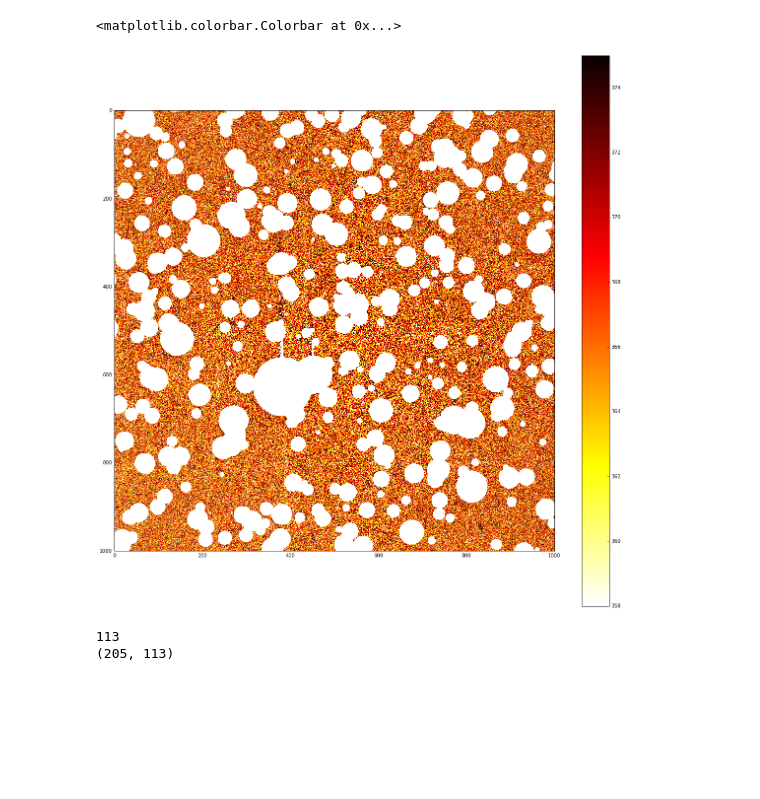
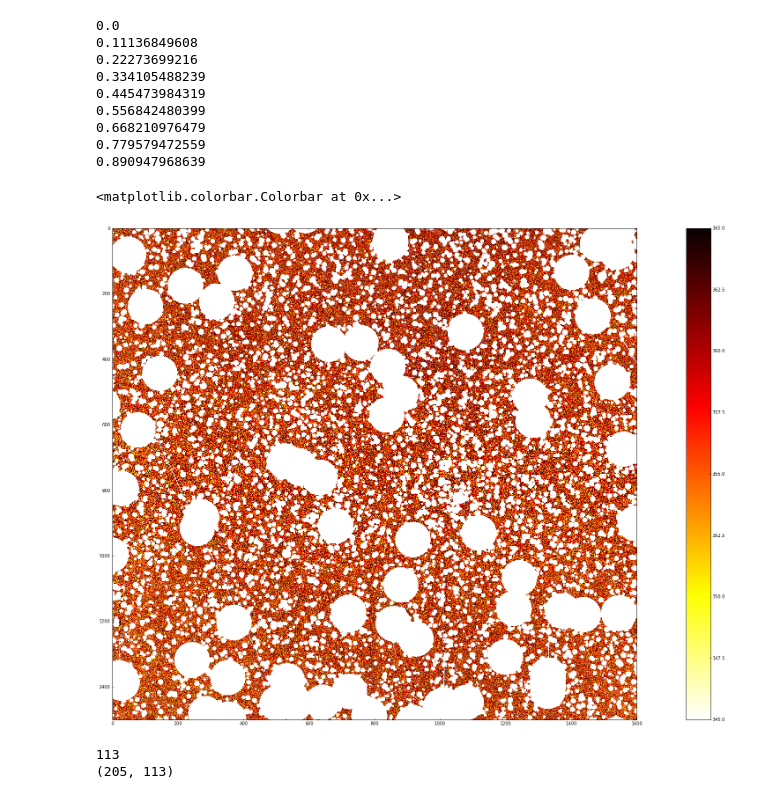
Before and after one commit to abrahamneben/21cmIRxcor, a Jupyter notebook: better_fg_masking_with_opt_pspec/brightness_dependent_masking_and_opt_pspec_estimation.ipynb, the cells around one changed output. Cells and saved outputs as stored; diff of their text form; code cells hidden in the pictures; blank space fills up the shorter version.

Commit message:
better plots with all 4 frames

```diff
--- a/better_fg_masking_with_opt_pspec/brightness_dependent_masking_and_opt_pspec_estimation.ipynb
+++ b/better_fg_masking_with_opt_pspec/brightness_dependent_masking_and_opt_pspec_estimation.ipynb
@@ -45,7 +45,8 @@ ell_Cell_ciber[:,1] *= convert_to_kJy_per_sr
 # '02a57694o0301I 02a57694o0305I 02a57694o0309I 02a57694o0321I 02a57694o0325I 02a57694o0329I 02a57694o0341I 02a57694o0345I 02a57694o0349I',\
 # '02a57694o0300I 02a57694o0304I 02a57694o0308I 02a57694o0320I 02a57694o0324I 02a57694o0328I 02a57694o0340I 02a57694o0344I 02a57694o0348I']
 # %%
-labels = '02a57694o0299I 02a57694o0303I 02a57694o0307I 02a57694o0319I 02a57694o0323I 02a57694o0327I 02a57694o0339I 02a57694o0343I 02a57694o0347I'.split()
+#labels = '02a57694o0299I 02a57694o0303I 02a57694o0307I 02a57694o0319I 02a57694o0323I 02a57694o0327I 02a57694o0339I 02a57694o0343I 02a57694o0347I'.split()
+labels = '02a57694o0301I 02a57694o0305I 02a57694o0309I 02a57694o0321I 02a57694o0325I 02a57694o0329I 02a57694o0341I 02a57694o0345I 02a57694o0349I'.split()
 analysis_name = '_'.join([l.split('o')[1] for l in labels])
 print(analysis_name)
 
@@ -140,12 +139,10 @@ px,py = w.wcs_world2pix(secat.ra,secat.dec,1)
 mask_coef1 = 10
 mask_coef2 = 12
 
+mask = np.ones(img.shape)
 # draw a filled circle of zeros on the mask image for each source
 for i in range(len(secat.ra)):
     if i % 2500 == 0: print(1.*i/len(secat.ra))
-    #mask_circle_in_image(mask,px[i],py[i],secat_rad[i]/asec_per_pixel)
-    mask_circle_in_image(mask_artifacts,px[i],py[i],mask_coef1*secat.jy[i]/asec_per_pixel)
-    mask_circle_in_image(mask_sources,px[i],py[i],mask_coef1*secat.jy[i]/asec_per_pixel)
-    mask_circle_in_image(mask_artifacts_sources,px[i],py[i],mask_coef1*secat.jy[i]/asec_per_pixel+mask_coef2*min(secat.a[i],secat.b[i]))
+    mask_circle_in_image(mask,px[i],py[i],mask_coef2*min(secat.a[i],secat.b[i]))
 # %% [output]
 0.0
@@ -172,29 +169,49 @@ for i in range(len(secat.ra)):
 # %%
-mask_artifacts_sources *= img<10+np.median(img[img>0])
+mask *= img<10+np.median(img[img>0])
+# %%
+# mask a big radius around any nearly saturated pixels
+xbad,ybad = np.where(img>25000)
+for i in range(len(xbad)):
+    if i % 2500 == 0: print(1.*i/len(xbad))
+    mask_circle_in_image(mask,ybad[i],xbad[i],300/asec_per_pixel)
+# %% [output]
+0.0
+0.11136849608
+0.22273699216
+0.334105488239
+0.445473984319
+0.556842480399
+0.668210976479
+0.779579472559
+0.890947968639
 # %%
-plt.figure(figsize=(20,20))
+plt.figure(figsize=(40,20))
 
 # x0,x1 = 6400,7000
 # y0,y1 = 15200,15800
 # x0,x1 = 2400,12000
 # y0,y1 = 10400,22600
-v0,v1 = 358,375
-dd = 500
-x0,x1 = x_med-dd,x_med+dd
-y0,y1 = y_med-dd,y_med+dd
-skip=1
+v0,v1 = 345,365
+dd = 5000
+# x0,x1 = x_med-dd,x_med+dd
+# y0,y1 = y_med-dd,y_med+dd
+# skip=10
+x0,x1 = 5500, 10000
+y0,y1 = 3635, 8435
+skip=3
 
 # plt.subplot(121)
 # plt.imshow(img[x0:x1:skip,y0:y1:skip],vmin=v0,vmax=v1,cmap='hot_r',interpolation='nearest')
 # plt.colorbar()
 
-#plt.subplot(122)
-plt.imshow(img[x0:x1:skip,y0:y1:skip]*mask_artifacts_sources[x0:x1:skip,y0:y1:skip],vmin=v0,vmax=v1,cmap='hot_r',interpolation='nearest')
-#plt.imshow(img[x0:x1:skip,y0:y1:skip]*(img[x0:x1:skip,y0:y1:skip]<400),vmin=v0,vmax=v1,cmap='hot_r',interpolation='nearest')
+
+plt.imshow(img[x0:x1:skip,y0:y1:skip]*mask[x0:x1:skip,y0:y1:skip],vmin=v0,vmax=v1,cmap='hot_r',interpolation='nearest')
+#plt.imshow(img[x0:x1:skip,y0:y1:skip]>50000,cmap='hot_r',interpolation='nearest')
+#plt.imshow(img[x0:x1:skip,y0:y1:skip],vmin=v0,vmax=35000,cmap='hot_r',interpolation='nearest')
 plt.colorbar()
 # %% [output]
 <matplotlib.colorbar.Colorbar at 0x...>
-[figure, old version]
+[figure, new version]
 # %%
 target_coarse_res_asec = 3.5*60
 fine_pixel_asec = 1.86
```
Also changed, not shown: parts of 4 cells of this notebook, 3 other files.
